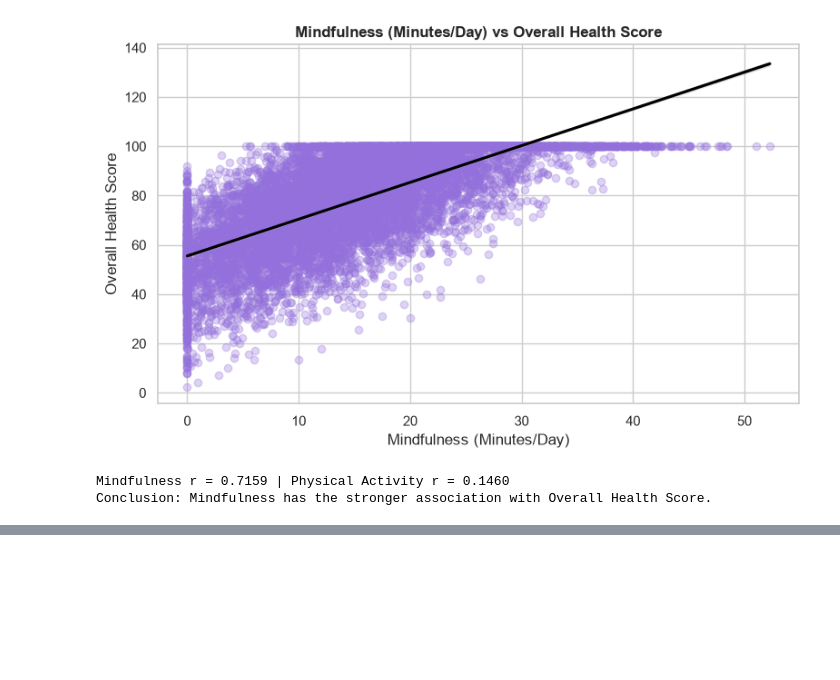
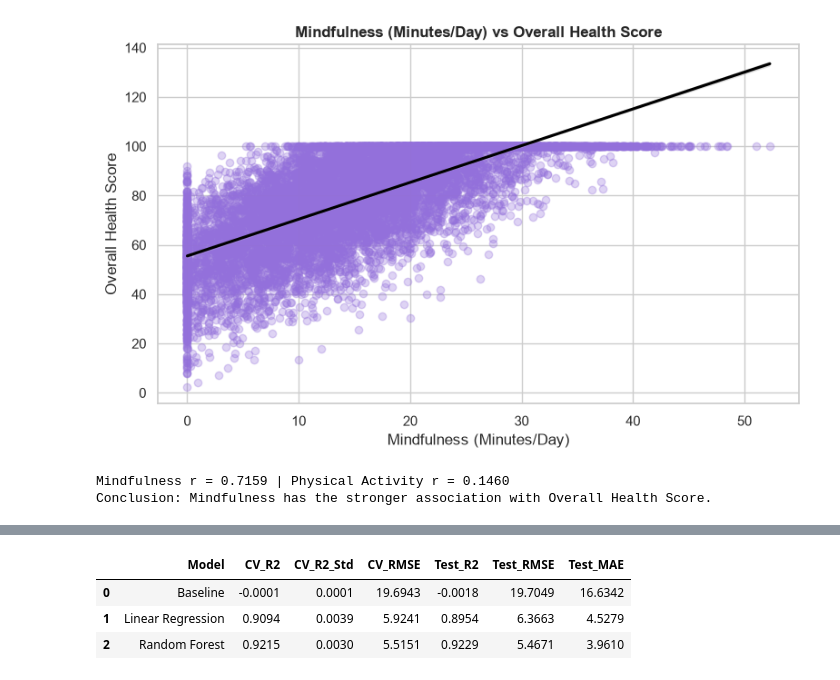
Before and after one commit to LieneRubule/Holistic-Health-and-Lifestyle-Score-Dataset, a Jupyter notebook: jupyter_notebooks/04_Machine_learning.ipynb, the cells around one changed output, grey strips where cells are left out. Cells and saved outputs as stored; diff of their text form; code cells hidden in the pictures; blank space fills up the shorter version.

```diff
--- a/jupyter_notebooks/04_Machine_learning.ipynb
+++ b/jupyter_notebooks/04_Machine_learning.ipynb
@@ -194,0 +341,35 @@ Conclusion: Mindfulness has the stronger association with Overall Health Score.
+# %%
+y_reg = df["Overall_Health_Score"]
+X_train_r, X_test_r, y_train_r, y_test_r = train_test_split(X, y_reg, test_size=0.2, random_state=42)
+
+reg_models = {
+    "Baseline": DummyRegressor(strategy="mean"),
+    "Linear Regression": Pipeline([("scale", StandardScaler()), ("model", LinearRegression())]),
+    "Random Forest": RandomForestRegressor(n_estimators=100, random_state=42),
+}
+
+kf = KFold(n_splits=5, shuffle=True, random_state=42)
+rows = []
+for name, model in reg_models.items():
+    cv = cross_validate(model, X_train_r, y_train_r, cv=kf,
+                        scoring=["r2", "neg_root_mean_squared_error"])
+    model.fit(X_train_r, y_train_r)
+    pred = model.predict(X_test_r)
+    rows.append({
+        "Model": name,
+        "CV_R2": cv["test_r2"].mean(),
+        "CV_R2_Std": cv["test_r2"].std(),
+        "CV_RMSE": -cv["test_neg_root_mean_squared_error"].mean(),
+        "Test_R2": r2_score(y_test_r, pred),
+        "Test_RMSE": np.sqrt(mean_squared_error(y_test_r, pred)),
+        "Test_MAE": mean_absolute_error(y_test_r, pred),
+    })
+
+reg_results = pd.DataFrame(rows).round(4)
+reg_results.to_csv(outputs_dir / "regression_model_comparison.csv", index=False)
+reg_results
+# %% [output]
+|  | Model | CV_R2 | CV_R2_Std | CV_RMSE | Test_R2 | Test_RMSE | Test_MAE |
+| 0 | Baseline | -0.0001 | 0.0001 | 19.6943 | -0.0018 | 19.7049 | 16.6342 |
+| 1 | Linear Regression | 0.9094 | 0.0039 | 5.9241 | 0.8954 | 6.3663 | 4.5279 |
+| 2 | Random Forest | 0.9215 | 0.0030 | 5.5151 | 0.9229 | 5.4671 | 3.9610 |
```
Also changed, not shown: parts of 21 cells of this notebook, 6 other files.
